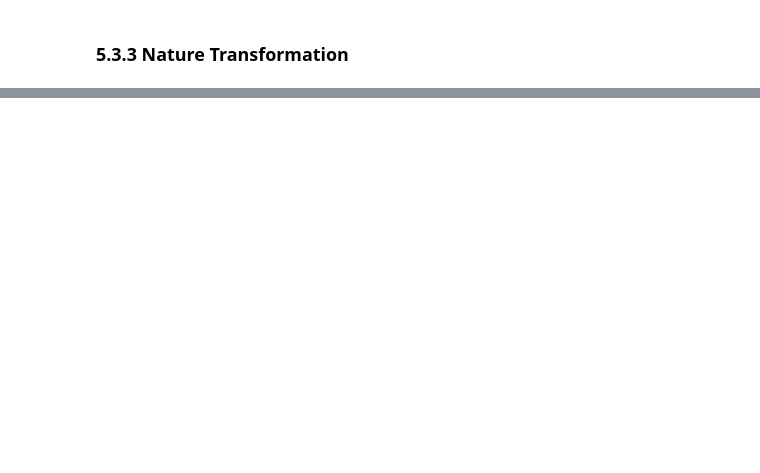
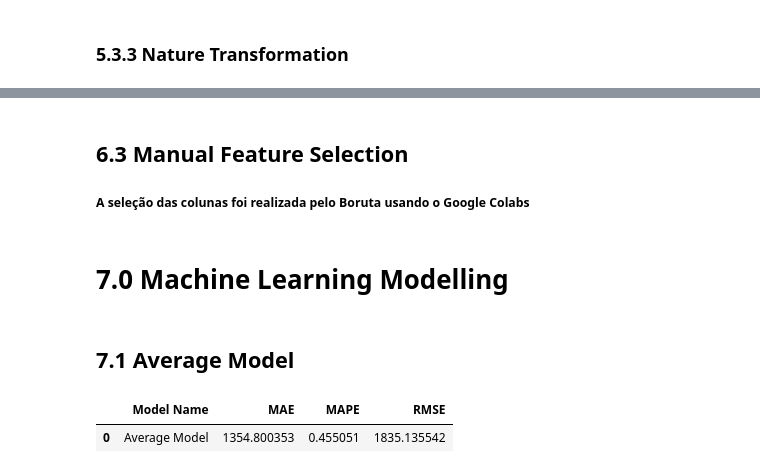
Before and after one commit to AlexsandroSilveira/ds_producao, a Jupyter notebook: store_sales_prediction.ipynb, the cells around one changed output, grey strips where cells are left out. Saved outputs shown, nothing was run; the diff lists cells and outputs as text; code cells hidden in the pictures; blank space fills up the shorter version.

Commit message:
medicao da performance dos modelos completa

```diff
--- a/store_sales_prediction.ipynb
+++ b/store_sales_prediction.ipynb
@@ -648,0 +714,6 @@ df5 = pd.read_csv( 'df4.csv', low_memory=False )
+# %%
+df5['date'] = pd.to_datetime( df5['date'])
+df5[['store', 'date']].groupby( 'store' ).max().reset_index()['date'][0] - datetime.timedelta( days=6*7 )
+cols_drop = ['week_of_year', 'day', 'month', 'day_of_week', 'promo_since', 'competition_since','year_week']
+df5 = df5.drop( cols_drop, axis=1)
+df5[['store', 'date']].groupby( 'store' ).min().reset_index()
@@ -648,0 +724,14 @@ df5 = pd.read_csv( 'df4.csv', low_memory=False )
+# %%
+# training dataset
+X_train = df5[df5['date'] < '2015-06-19']
+Y_train = X_train['sales']
+
+# test dataset
+X_test = df5[df5['date'] >= '2015-06-19']
+Y_test = X_test['sales']
+
+print( f"Training Min Date: { X_train['date'].min()}")
+print( f"Training Max Date: { X_train['date'].max()}")
+
+print( f"\nTest Min Date: { X_test['date'].min()}")
+print( f"Test Max Date: { X_test['date'].max()}")
@@ -648,0 +767,3 @@ df5 = pd.read_csv( 'df4.csv', low_memory=False )
+# %% [markdown]
+## 6.3 Manual Feature Selection
+##### **A seleção das colunas foi realizada pelo Boruta usando o Google Colabs**
@@ -648,0 +801,23 @@ df5 = pd.read_csv( 'df4.csv', low_memory=False )
+# %% [markdown]
+# 7.0 Machine Learning Modelling
+# %%
+x_train = X_train[ cols_selected_boruta ]
+x_test = X_test[ cols_selected_boruta ]
+x_training = X_train[cols_selected_boruta_full]
+# %% [markdown]
+## 7.1 Average Model
+# %%
+aux1 = x_test.copy()
+aux1['sales'] = y_test.copy()
+
+# prediction
+aux2 = aux1[['store', 'sales']].groupby( 'store' ).mean().reset_index().rename( columns={'sales': 'predictions'})
+aux1 = pd.merge( aux1, aux2, how='left', on='store')
+yhat_baseline = aux1['predictions']
+
+#performance
+baseline_result = ml_error('Average Model', np.expm1(y_test), np.expm1(yhat_baseline))
+baseline_result
+# %% [output]
+|  | Model Name | MAE | MAPE | RMSE |
+| 0 | Average Model | 1354.800353 | 0.455051 | 1835.135542 |
```
Also changed, not shown: parts of 34 cells of this notebook.
